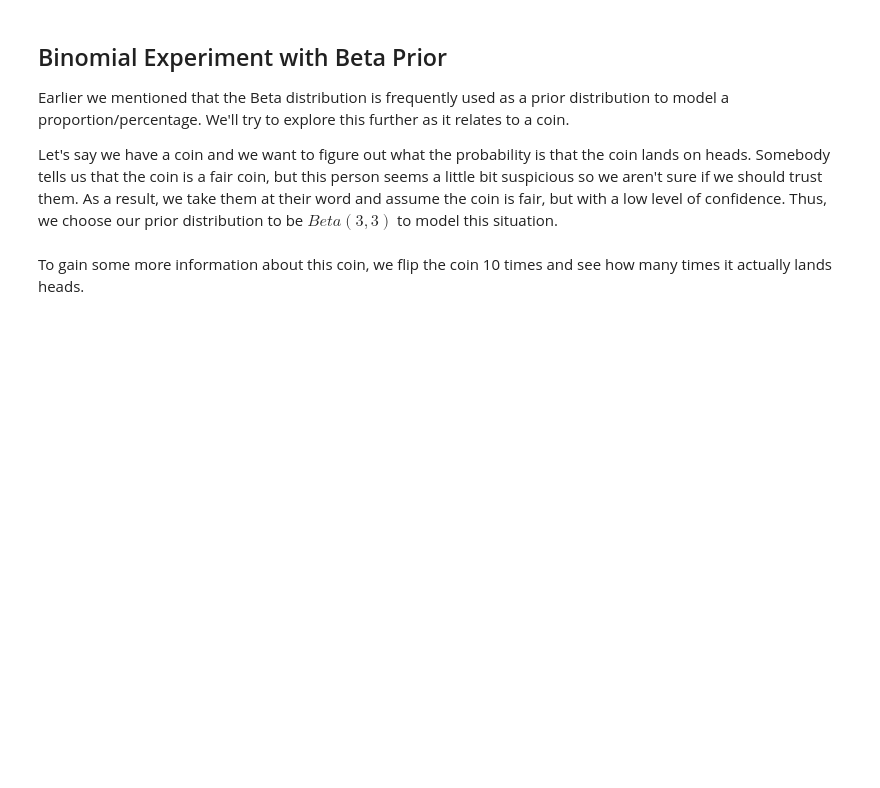
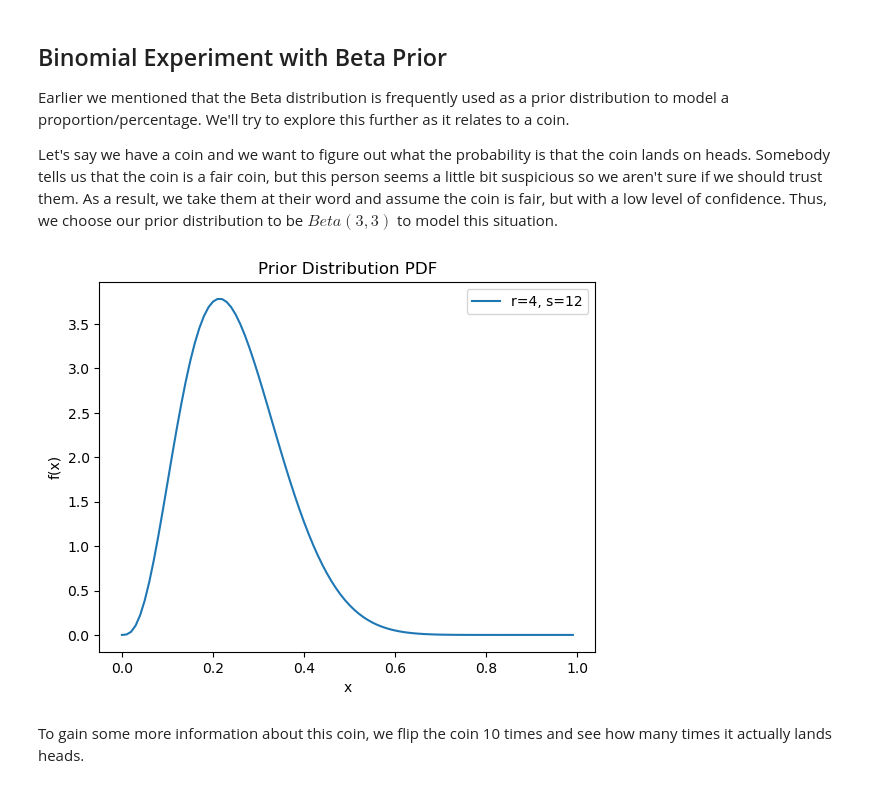
Before and after one commit to DragonKyro/Fall_2022_SAAS_ED_Materials, a Jupyter notebook: DS_Workshops/Advanced_Distributions/Advanced Distributions.ipynb, the cells around one changed output. Drawn from its saved outputs; the diff is of its cells as text; code cells hidden in the pictures; blank space fills up the shorter version.

```diff
--- a/DS_Workshops/Advanced_Distributions/Advanced Distributions.ipynb
+++ b/DS_Workshops/Advanced_Distributions/Advanced Distributions.ipynb
@@ -629,19 +691,21 @@ Let's say we have a coin and we want to figure out what the probability is that
 # %%
 # Our Prior Beta Distribution
 # Notice distibution is maximized near 0.5, but there is still some weight on the edges
 
 # Set r and s according to expectation and level of confidence of prior.
-r = 3
-s = 3
+r = 4
+s = 12
 
 x = np.arange(0, 1, 0.01)
 plt.plot(x, stats.beta.pdf(x, a=r, b=s), label='r={}, s={}'.format(r, s))
 
 plt.xlabel('x')
 plt.ylabel('f(x)')
 plt.title('Prior Distribution PDF')
 plt.legend()
 plt.show()
+# %% [output]
+[figure, added]
 # %% [markdown]
 To gain some more information about this coin, we flip the coin 10 times and see how many times it actually lands heads.
 # %%
```
Also changed, not shown: parts of 21 cells of this notebook, 36 other files.
